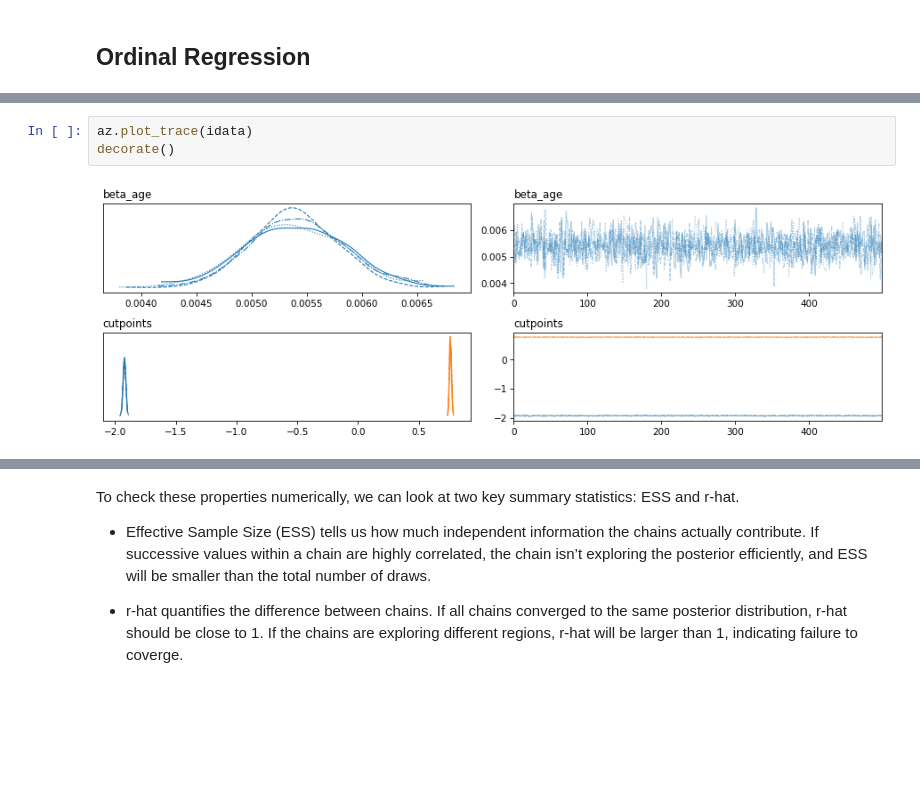
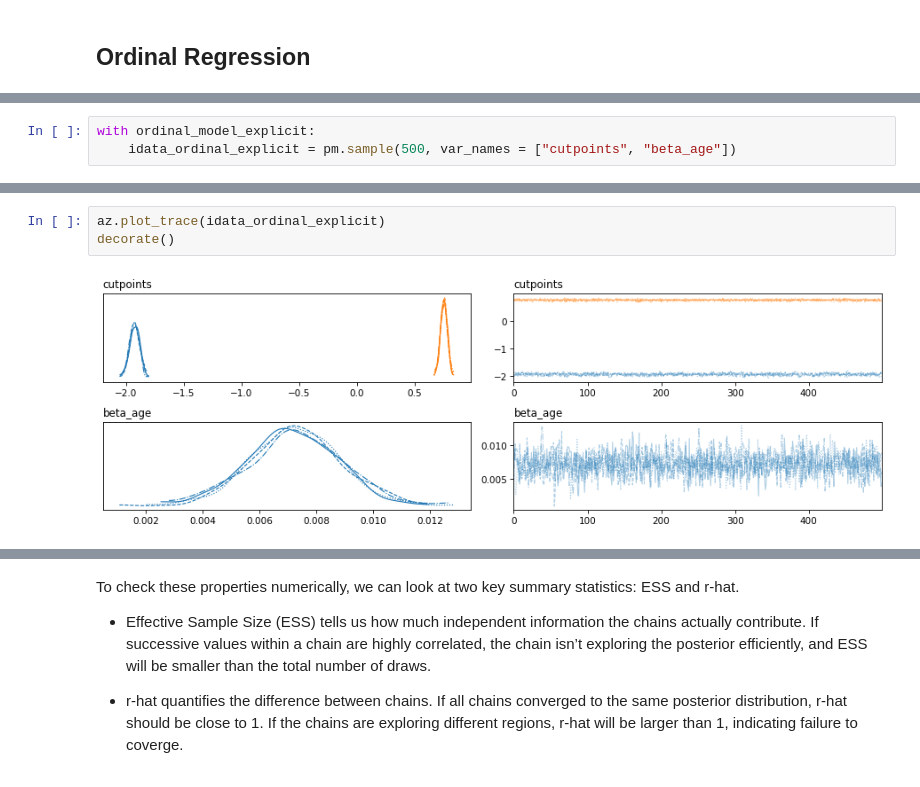
Before and after one commit to AllenDowney/SurveyDataPyMC, a Jupyter notebook: notebooks/03_ordinal_regression.ipynb, the cells around one changed output, grey strips where cells are left out. Drawn from its saved outputs; the diff is of its cells as text; blank space fills up the shorter version.

```diff
--- a/notebooks/03_ordinal_regression.ipynb
+++ b/notebooks/03_ordinal_regression.ipynb
@@ -299,0 +314,3 @@ Sampling 4 chains for 1_000 tune and 500 draw iterations (4_000 + 2_000 draws to
+# %%
+with ordinal_model_explicit:
+    idata_ordinal_explicit = pm.sample(500, var_names = ["cutpoints", "beta_age"])
@@ -311,9 +339,9 @@ decorate()
 [interactive output not drawn]
 # %%
-az.plot_trace(idata)
+az.plot_trace(idata_ordinal_explicit)
 decorate()
 # %% [output]
-[figure, old version]
+[figure, new version]
 [interactive output not drawn]
 # %% [markdown]
 To check these properties numerically, we can look at two key summary statistics: ESS and r-hat.
```
Also changed, not shown: parts of 18 cells of this notebook.
